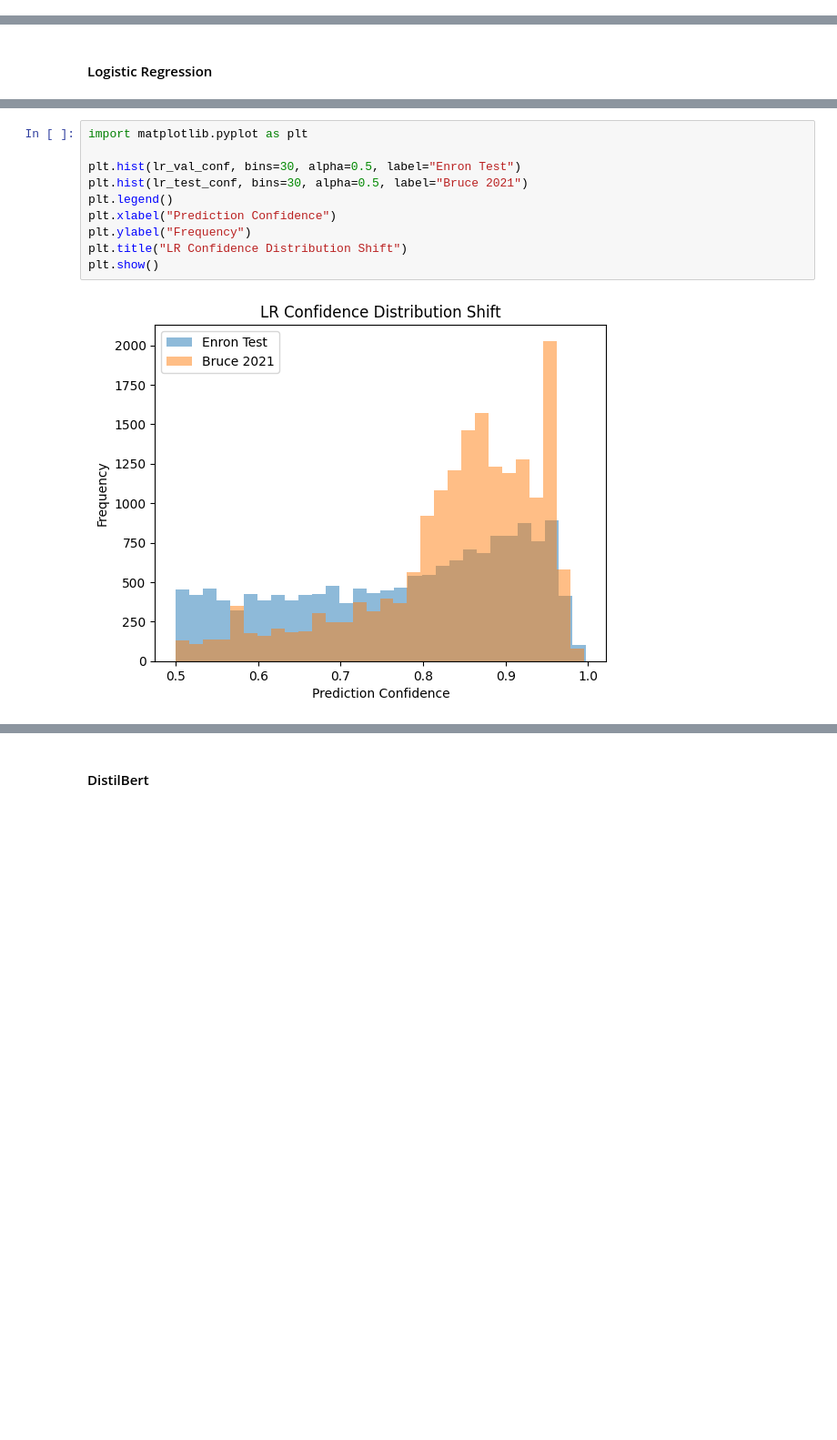
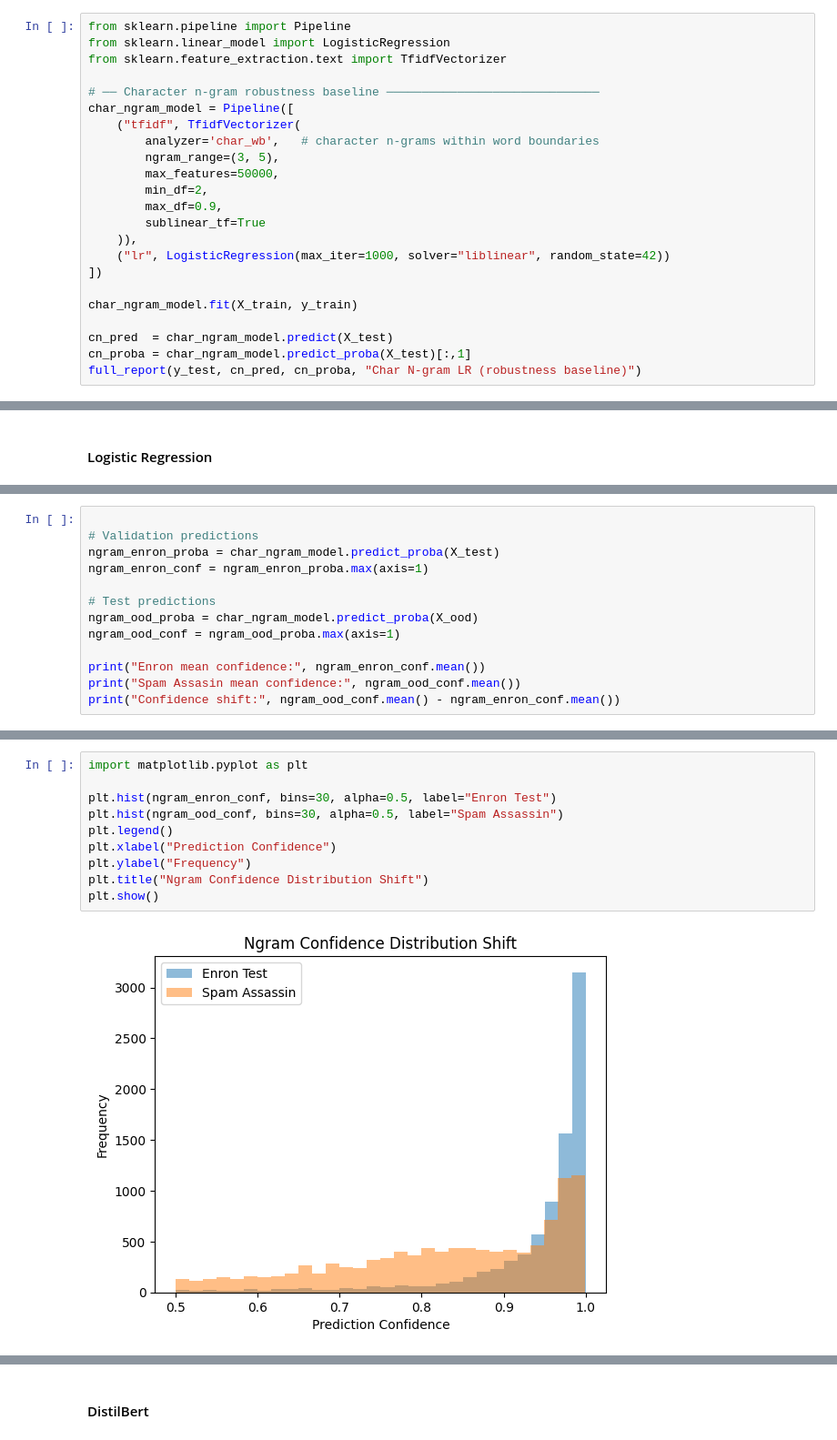
Before and after one commit to phomann13/Spam-Filter-Research, a Jupyter notebook: notebooks/Spam_Research.ipynb, the cells around one changed output, grey strips where cells are left out. Shown at 91% size. Cells and saved outputs as stored; diff of their text form; blank space fills up the shorter version.

```diff
--- a/notebooks/Spam_Research.ipynb
+++ b/notebooks/Spam_Research.ipynb
@@ -365,0 +483,23 @@ Accuracy: 0.04988214657676917
+# %%
+from sklearn.pipeline import Pipeline
+from sklearn.linear_model import LogisticRegression
+from sklearn.feature_extraction.text import TfidfVectorizer
+
+# ── Character n-gram robustness baseline ──────────────────────────────
+char_ngram_model = Pipeline([
+    ("tfidf", TfidfVectorizer(
+        analyzer='char_wb',   # character n-grams within word boundaries
+        ngram_range=(3, 5),
+        max_features=50000,
+        min_df=2,
+        max_df=0.9,
+        sublinear_tf=True
+    )),
+    ("lr", LogisticRegression(max_iter=1000, solver="liblinear", random_state=42))
+])
+
+char_ngram_model.fit(X_train, y_train)
+
+cn_pred  = char_ngram_model.predict(X_test)
+cn_proba = char_ngram_model.predict_proba(X_test)[:,1]
+full_report(y_test, cn_pred, cn_proba, "Char N-gram LR (robustness baseline)")
@@ -942,0 +1409,13 @@ Confidence shift: 0.06308323169724639
+# %%
+
+# Validation predictions
+ngram_enron_proba = char_ngram_model.predict_proba(X_test)
+ngram_enron_conf = ngram_enron_proba.max(axis=1)
+
+# Test predictions
+ngram_ood_proba = char_ngram_model.predict_proba(X_ood)
+ngram_ood_conf = ngram_ood_proba.max(axis=1)
+
+print("Enron mean confidence:", ngram_enron_conf.mean())
+print("Spam Assasin mean confidence:", ngram_ood_conf.mean())
+print("Confidence shift:", ngram_ood_conf.mean() - ngram_enron_conf.mean())
@@ -949,15 +1432,15 @@ Test confidence stats: {'mean': np.float64(0.8374729464167342), 'std': np.float6
 # %%
 import matplotlib.pyplot as plt
 
-plt.hist(lr_val_conf, bins=30, alpha=0.5, label="Enron Test")
-plt.hist(lr_test_conf, bins=30, alpha=0.5, label="Bruce 2021")
+plt.hist(ngram_enron_conf, bins=30, alpha=0.5, label="Enron Test")
+plt.hist(ngram_ood_conf, bins=30, alpha=0.5, label="Spam Assassin")
 plt.legend()
 plt.xlabel("Prediction Confidence")
 plt.ylabel("Frequency")
-plt.title("LR Confidence Distribution Shift")
+plt.title("Ngram Confidence Distribution Shift")
 plt.show()
 # %% [output]
-[figure, old version]
+[figure, new version]
 # %%
 from sklearn.metrics import brier_score_loss
 
```
Also changed, not shown: parts of 81 cells of this notebook, 3 other files.
